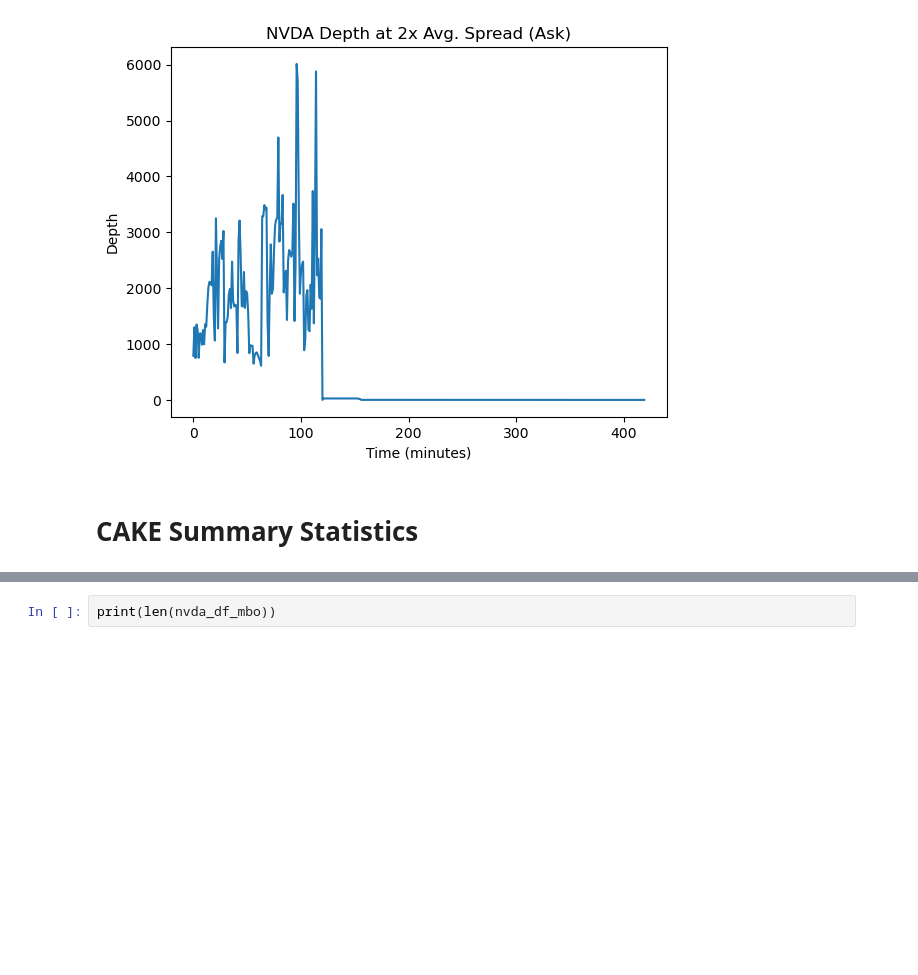
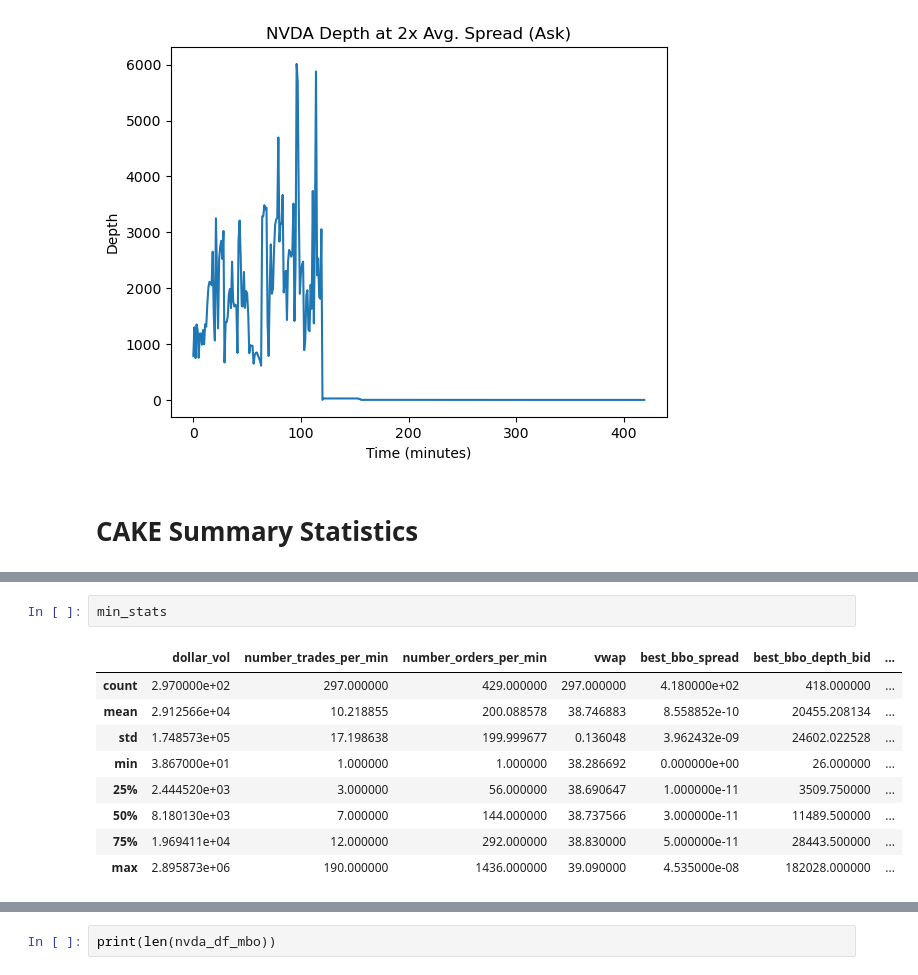
Before and after one commit to amchugh2/230x_team_repo, a Jupyter notebook: hw1.ipynb, the cells around one changed output, grey strips where cells are left out. Drawn from its saved outputs; the diff is of its cells as text; blank space fills up the shorter version.

```diff
--- a/hw1.ipynb
+++ b/hw1.ipynb
@@ -605,0 +622,12 @@ CAKE Low:  38.7
+# %%
+min_stats
+# %% [output]
+|  | dollar_vol | number_trades_per_min | number_orders_per_min | vwap | best_bbo_spread | best_bbo_depth_bid | ... |
+| count | 2.970000e+02 | 297.000000 | 429.000000 | 297.000000 | 4.180000e+02 | 418.000000 | ... |
+| mean | 2.912566e+04 | 10.218855 | 200.088578 | 38.746883 | 8.558852e-10 | 20455.208134 | ... |
+| std | 1.748573e+05 | 17.198638 | 199.999677 | 0.136048 | 3.962432e-09 | 24602.022528 | ... |
+| min | 3.867000e+01 | 1.000000 | 1.000000 | 38.286692 | 0.000000e+00 | 26.000000 | ... |
+| 25% | 2.444520e+03 | 3.000000 | 56.000000 | 38.690647 | 1.000000e-11 | 3509.750000 | ... |
+| 50% | 8.180130e+03 | 7.000000 | 144.000000 | 38.737566 | 3.000000e-11 | 11489.500000 | ... |
+| 75% | 1.969411e+04 | 12.000000 | 292.000000 | 38.830000 | 5.000000e-11 | 28443.500000 | ... |
+| max | 2.895873e+06 | 190.000000 | 1436.000000 | 39.090000 | 4.535000e-08 | 182028.000000 | ... |
```
Also changed, not shown: parts of 8 cells of this notebook.
